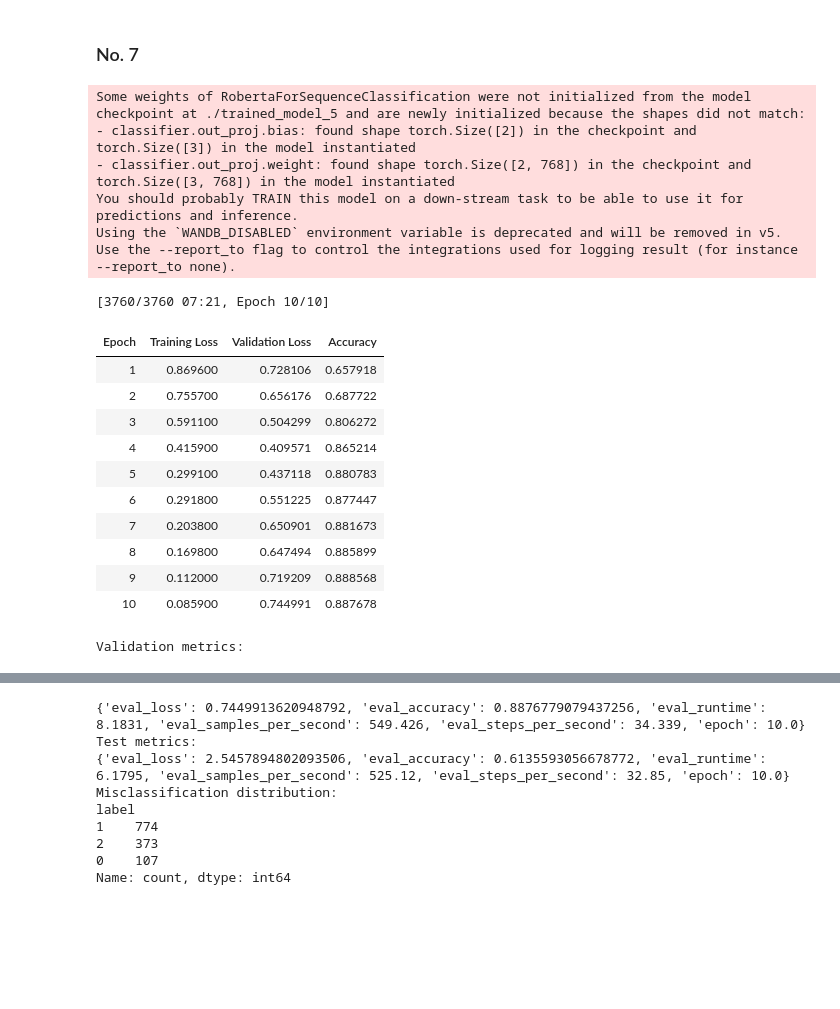
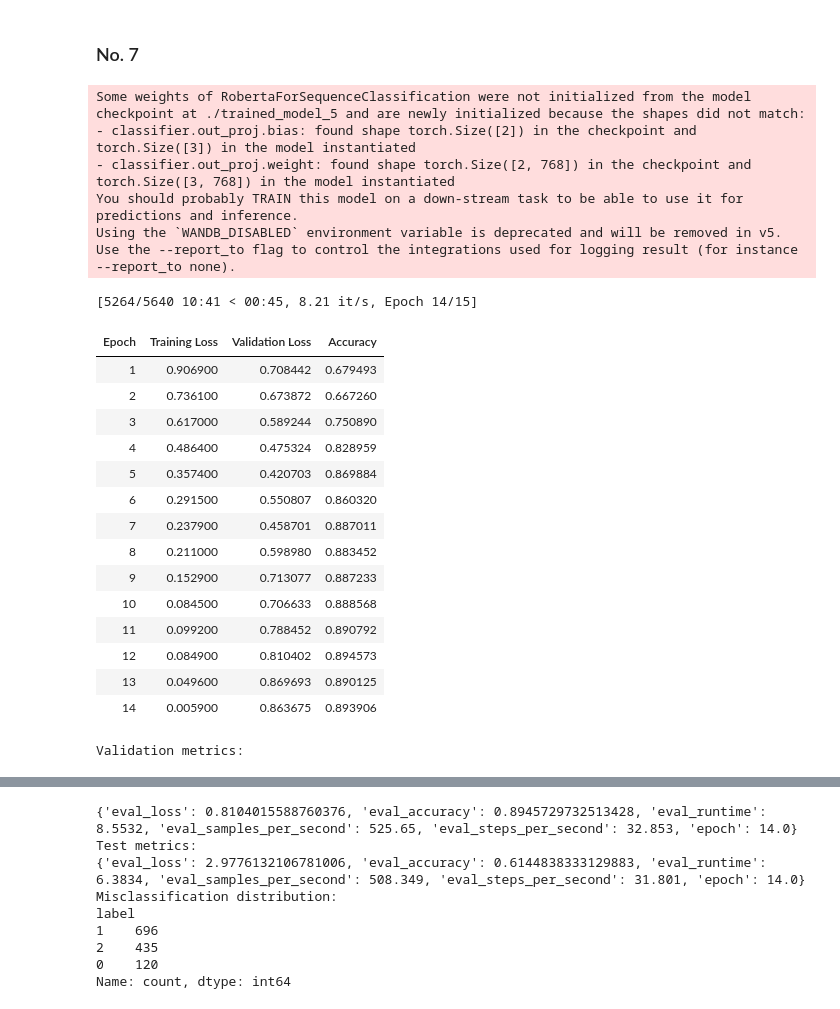
Before and after one commit to TheUnifyingForce/24HS-ETSP_Detecting-Depressive-Tendencies-in-Social-Media-Posts, a Jupyter notebook: Model_Train/5-7_Base.ipynb, the cells around one changed output, grey strips where cells are left out. Cells and saved outputs as stored; diff of their text form; code cells hidden in the pictures; blank space fills up the shorter version.

```diff
--- a/Model_Train/5-7_Base.ipynb
+++ b/Model_Train/5-7_Base.ipynb
@@ -257,10 +258,13 @@ training_args = TrainingArguments(
     learning_rate=2e-5,
     per_device_train_batch_size=16,
     per_device_eval_batch_size=16,
-    num_train_epochs=10,
+    num_train_epochs=15,
     weight_decay=0.01,
     logging_dir='./logs_7',
     logging_steps=10,
+    save_strategy="epoch",
+    load_best_model_at_end=True,
+    metric_for_best_model="accuracy",
 )
 
 # optimizer
@@ -272,6 +276,8 @@ scheduler = get_linear_schedule_with_warmup(optimizer,
                                             num_warmup_steps=0,
                                             num_training_steps=num_training_steps)
 
+early_stopping_callback = EarlyStoppingCallback(early_stopping_patience=2)
+
 # Trainer class
 trainer = Trainer(
     model=model,
@@ -282,6 +288,7 @@ trainer = Trainer(
     data_collator=data_collator,
     optimizers=(optimizer, scheduler),
     compute_metrics=compute_metrics,
+    callbacks=[early_stopping_callback]
 )
 
 # Train
@@ -315,52 +322,56 @@ predictions, predicted_labels, true_labels = get_predictions_and_logits(trainer,
 # Convert logits to pandas DataFrame for easy manipulation
 logits_df = pd.DataFrame(predictions, columns=["logit_" + str(i) for i in range(predictions.shape[1])])
 
 # Create a DataFrame with text, true labels, and predicted labels
 results_df = pd.DataFrame({
     'text': tokenized_datasets["test"]["text"],
     'label': true_labels,
     'label_pred': predicted_labels
 })
 
 # Concatenate logits DataFrame with the results_df
 final_df = pd.concat([results_df, logits_df], axis=1)
 final_df.to_csv("test_predictions_with_logits_7.csv", index=False)
 
 # Filter out misclassified samples
 misclassified_df = results_df[results_df['label'] != results_df['label_pred']]
 misclassified_df.to_csv('misclassified_samples_7.csv', index=False)
 
 # Count per label
 misclassified_counts = misclassified_df['label'].value_counts()
 
 # Display distribution
 print(f"Misclassification distribution:\n{misclassified_counts}")
 # %% [output]
 Some weights of RobertaForSequenceClassification were not initialized from the model checkpoint at ./trained_model_5 and are newly initialized because the shapes did not match:
 - classifier.out_proj.bias: found shape torch.Size([2]) in the checkpoint and torch.Size([3]) in the model instantiated
 - classifier.out_proj.weight: found shape torch.Size([2, 768]) in the checkpoint and torch.Size([3, 768]) in the model instantiated
 You should probably TRAIN this model on a down-stream task to be able to use it for predictions and inference.
 Using the `WANDB_DISABLED` environment variable is deprecated and will be removed in v5. Use the --report_to flag to control the integrations used for logging result (for instance --report_to none).
-[3760/3760 07:21, Epoch 10/10]
+[5264/5640 10:41 < 00:45, 8.21 it/s, Epoch 14/15]
 | Epoch | Training Loss | Validation Loss | Accuracy |
-| 1 | 0.869600 | 0.728106 | 0.657918 |
-| 2 | 0.755700 | 0.656176 | 0.687722 |
-| 3 | 0.591100 | 0.504299 | 0.806272 |
-| 4 | 0.415900 | 0.409571 | 0.865214 |
-| 5 | 0.299100 | 0.437118 | 0.880783 |
-| 6 | 0.291800 | 0.551225 | 0.877447 |
-| 7 | 0.203800 | 0.650901 | 0.881673 |
-| 8 | 0.169800 | 0.647494 | 0.885899 |
-| 9 | 0.112000 | 0.719209 | 0.888568 |
-| 10 | 0.085900 | 0.744991 | 0.887678 |
+| 1 | 0.906900 | 0.708442 | 0.679493 |
+| 2 | 0.736100 | 0.673872 | 0.667260 |
+| 3 | 0.617000 | 0.589244 | 0.750890 |
+| 4 | 0.486400 | 0.475324 | 0.828959 |
+| 5 | 0.357400 | 0.420703 | 0.869884 |
+| 6 | 0.291500 | 0.550807 | 0.860320 |
+| 7 | 0.237900 | 0.458701 | 0.887011 |
+| 8 | 0.211000 | 0.598980 | 0.883452 |
+| 9 | 0.152900 | 0.713077 | 0.887233 |
+| 10 | 0.084500 | 0.706633 | 0.888568 |
+| 11 | 0.099200 | 0.788452 | 0.890792 |
+| 12 | 0.084900 | 0.810402 | 0.894573 |
+| 13 | 0.049600 | 0.869693 | 0.890125 |
+| 14 | 0.005900 | 0.863675 | 0.893906 |
 Validation metrics:
 [interactive output not drawn]
-{'eval_loss': 0.7449913620948792, 'eval_accuracy': 0.8876779079437256, 'eval_runtime': 8.1831, 'eval_samples_per_second': 549.426, 'eval_steps_per_second': 34.339, 'epoch': 10.0}
+{'eval_loss': 0.8104015588760376, 'eval_accuracy': 0.8945729732513428, 'eval_runtime': 8.5532, 'eval_samples_per_second': 525.65, 'eval_steps_per_second': 32.853, 'epoch': 14.0}
 Test metrics:
-{'eval_loss': 2.5457894802093506, 'eval_accuracy': 0.6135593056678772, 'eval_runtime': 6.1795, 'eval_samples_per_second': 525.12, 'eval_steps_per_second': 32.85, 'epoch': 10.0}
+{'eval_loss': 2.9776132106781006, 'eval_accuracy': 0.6144838333129883, 'eval_runtime': 6.3834, 'eval_samples_per_second': 508.349, 'eval_steps_per_second': 31.801, 'epoch': 14.0}
 Misclassification distribution:
 label
-1    774
-2    373
-0    107
+1    696
+2    435
+0    120
 Name: count, dtype: int64
```
Also changed, not shown: parts of 1 cell of this notebook, 1 other file.
